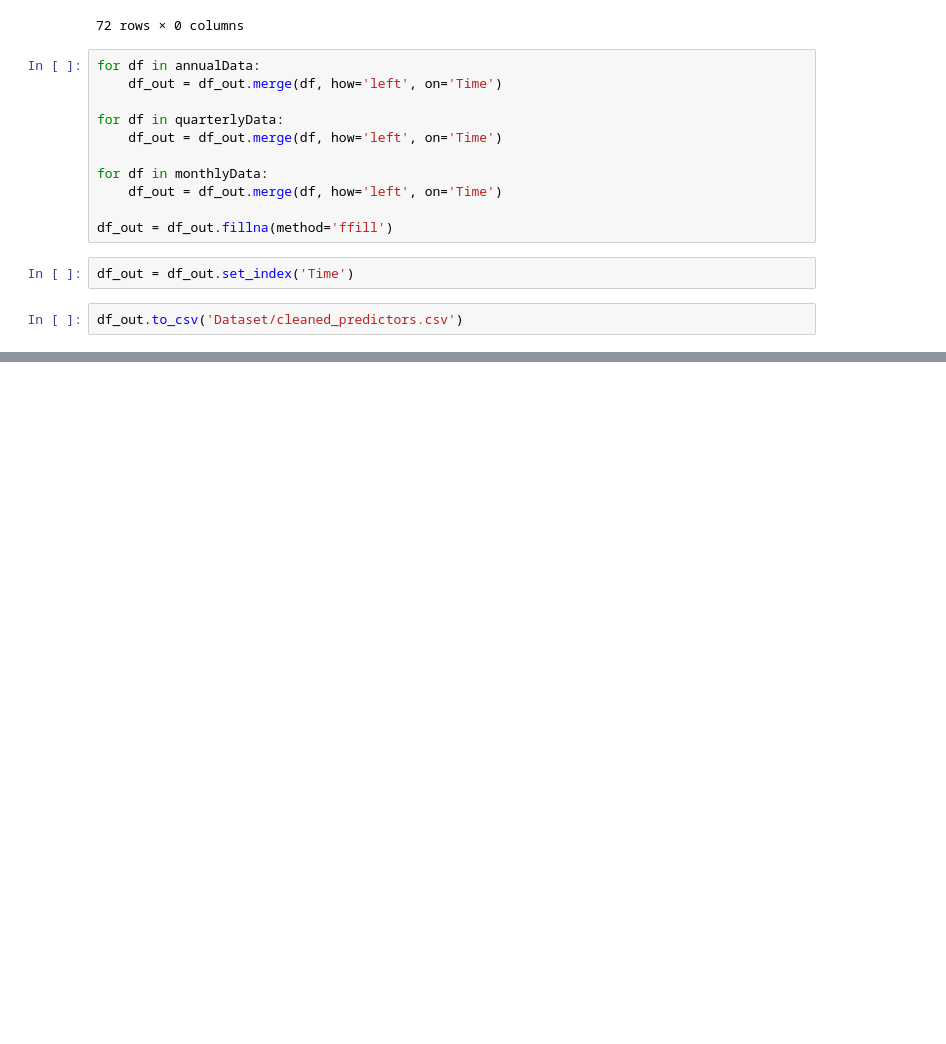
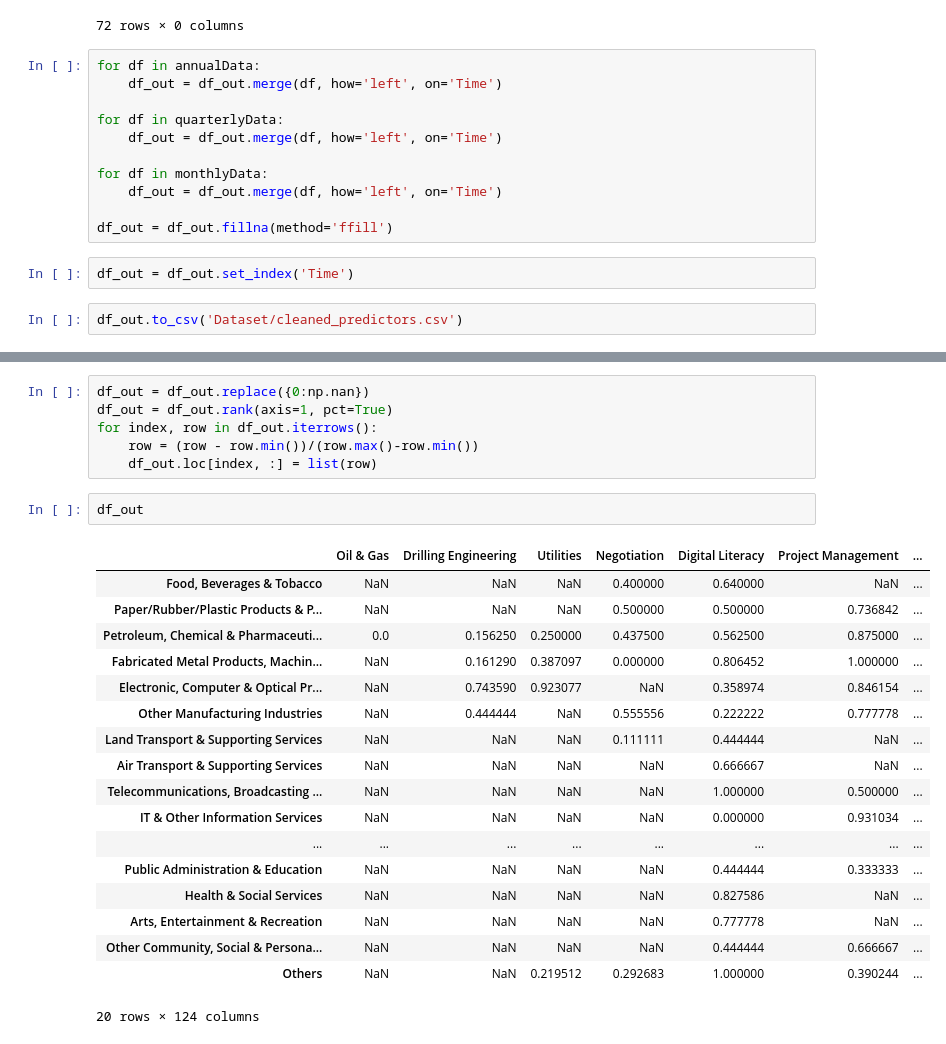
Before and after one commit to leileijng/bc2407-linkedin, a Jupyter notebook: Industry Forecast/Data Cleaning.ipynb, the cells around one changed output, grey strips where cells are left out. Saved outputs shown, nothing was run; the diff lists cells and outputs as text; blank space fills up the shorter version.

```diff
--- a/Industry Forecast/Data Cleaning.ipynb
+++ b/Industry Forecast/Data Cleaning.ipynb
@@ -486,0 +718,27 @@ df_out.to_csv('Dataset/cleaned_predictors.csv')
+# %%
+df_out = df_out.replace({0:np.nan})
+df_out = df_out.rank(axis=1, pct=True)
+for index, row in df_out.iterrows():
+    row = (row - row.min())/(row.max()-row.min())
+    df_out.loc[index, :] = list(row)
+# %%
+df_out
+# %% [output]
+|  | Oil & Gas | Drilling Engineering | Utilities | Negotiation | Digital Literacy | Project Management | ... |
+| Food, Beverages & Tobacco | NaN | NaN | NaN | 0.400000 | 0.640000 | NaN | ... |
+| Paper/Rubber/Plastic Products & P... | NaN | NaN | NaN | 0.500000 | 0.500000 | 0.736842 | ... |
+| Petroleum, Chemical & Pharmaceuti... | 0.0 | 0.156250 | 0.250000 | 0.437500 | 0.562500 | 0.875000 | ... |
+| Fabricated Metal Products, Machin... | NaN | 0.161290 | 0.387097 | 0.000000 | 0.806452 | 1.000000 | ... |
+| Electronic, Computer & Optical Pr... | NaN | 0.743590 | 0.923077 | NaN | 0.358974 | 0.846154 | ... |
+| Other Manufacturing Industries | NaN | 0.444444 | NaN | 0.555556 | 0.222222 | 0.777778 | ... |
+| Land Transport & Supporting Services | NaN | NaN | NaN | 0.111111 | 0.444444 | NaN | ... |
+| Air Transport & Supporting Services | NaN | NaN | NaN | NaN | 0.666667 | NaN | ... |
+| Telecommunications, Broadcasting ... | NaN | NaN | NaN | NaN | 1.000000 | 0.500000 | ... |
+| IT & Other Information Services | NaN | NaN | NaN | NaN | 0.000000 | 0.931034 | ... |
+| ... | ... | ... | ... | ... | ... | ... | ... |
+| Public Administration & Education | NaN | NaN | NaN | NaN | 0.444444 | 0.333333 | ... |
+| Health & Social Services | NaN | NaN | NaN | NaN | 0.827586 | NaN | ... |
+| Arts, Entertainment & Recreation | NaN | NaN | NaN | NaN | 0.777778 | NaN | ... |
+| Other Community, Social & Persona... | NaN | NaN | NaN | NaN | 0.444444 | 0.666667 | ... |
+| Others | NaN | NaN | 0.219512 | 0.292683 | 1.000000 | 0.390244 | ... |
+20 rows × 124 columns
```
Also changed, not shown: parts of 21 cells of this notebook, 2 other files.
